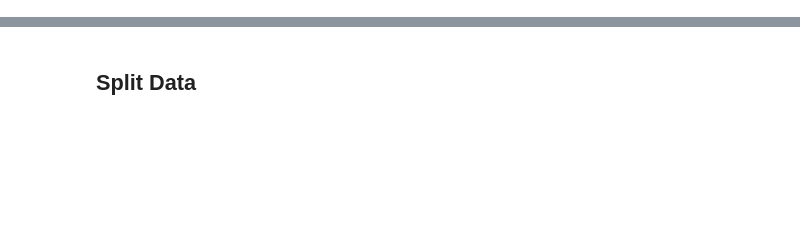
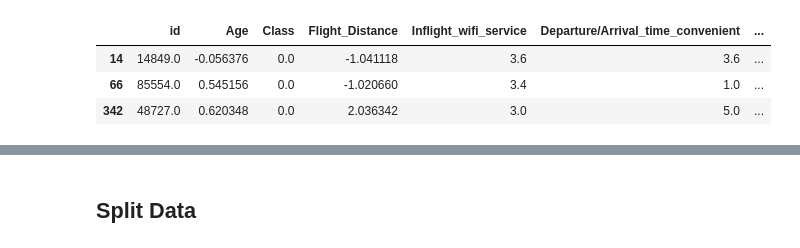
Before and after one commit to McGill-MMA-EnterpriseAnalytics/Airline-Passenger-Satisfaction-Prediction-Part2, a Jupyter notebook: Code/Airline_Data_modeling_Part2.ipynb, the cells around one changed output, grey strips where cells are left out. Saved outputs shown, nothing was run; the diff lists cells and outputs as text; code cells hidden in the pictures; blank space fills up the shorter version.

```diff
--- a/Code/Airline_Data_modeling_Part2.ipynb
+++ b/Code/Airline_Data_modeling_Part2.ipynb
@@ -78,0 +166,19 @@ data
+# %%
+from sklearn.impute import KNNImputer
+
+imputer = KNNImputer(n_neighbors=5)
+
+data_num = data.select_dtypes(include=[np.number])
+imputer.fit(data_num)
+
+X_ = imputer.transform(data_num)
+
+#save in df4_knn
+data_knn = pd.DataFrame(X_, columns=data_num.columns, index=data_num.index)
+
+data_knn.loc[null_rows_idx].head(3)
+# %% [output]
+|  | id | Age | Class | Flight_Distance | Inflight_wifi_service | Departure/Arrival_time_convenient | ... |
+| 14 | 14849.0 | -0.056376 | 0.0 | -1.041118 | 3.6 | 3.6 | ... |
+| 66 | 85554.0 | 0.545156 | 0.0 | -1.020660 | 3.4 | 1.0 | ... |
+| 342 | 48727.0 | 0.620348 | 0.0 | 2.036342 | 3.0 | 5.0 | ... |
```
Also changed, not shown: parts of 17 cells of this notebook.
